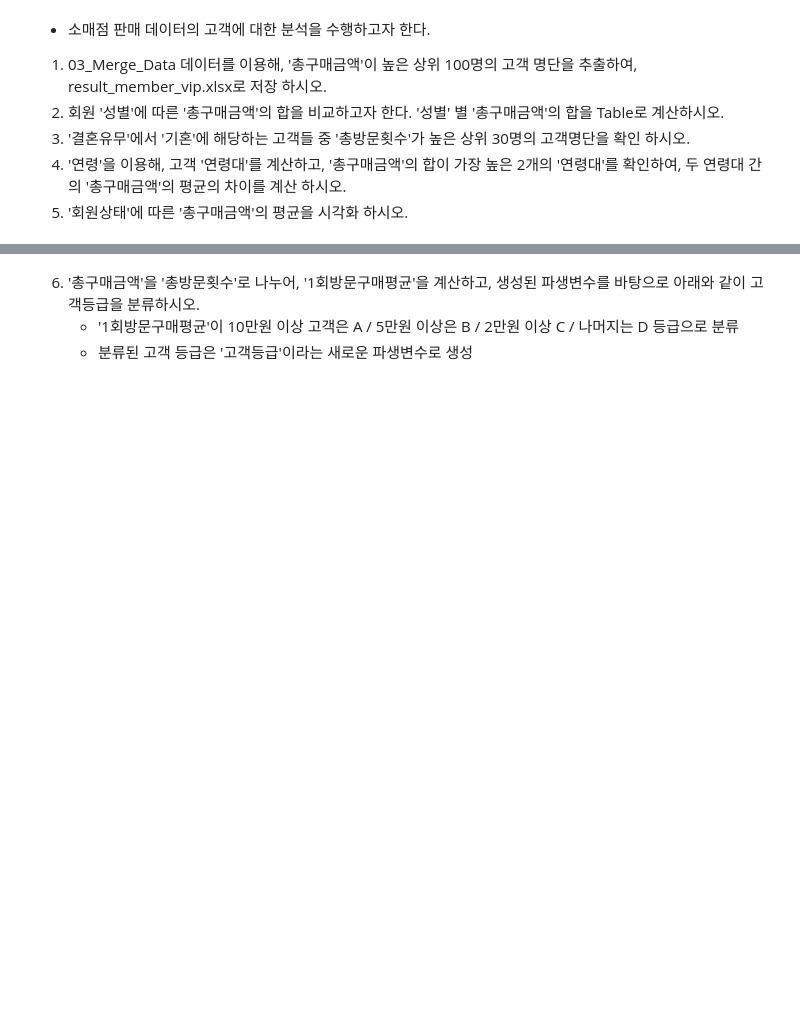
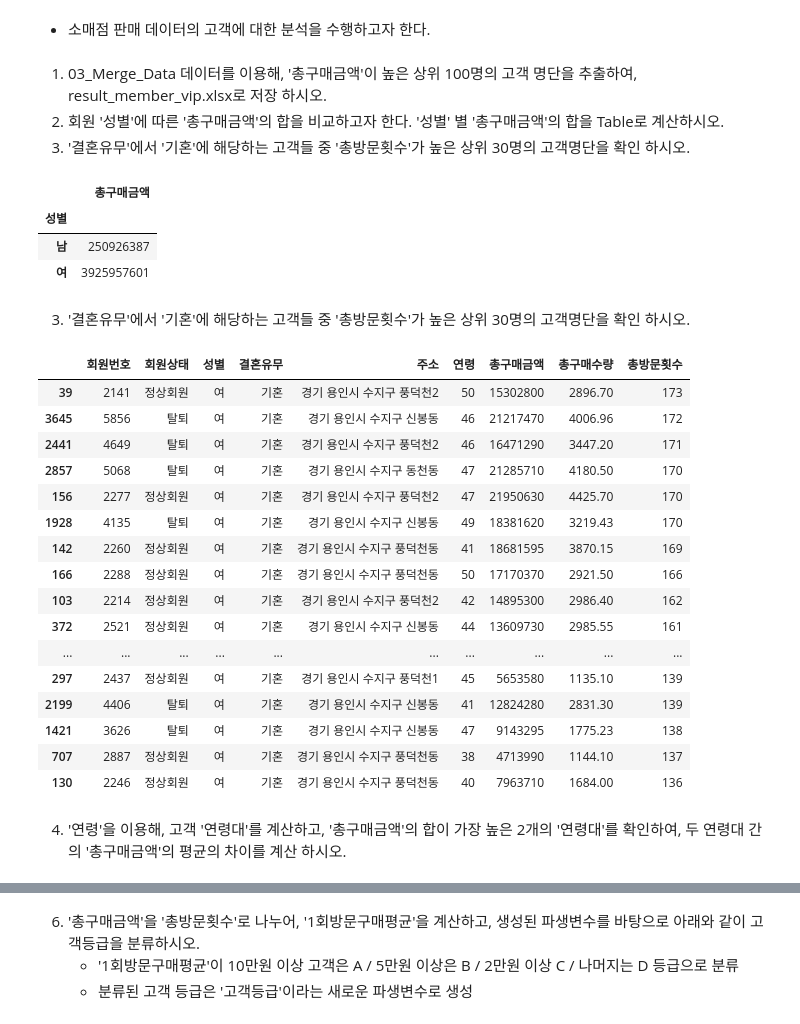
Before and after one commit to Raneeeeee/pandas, a Jupyter notebook: day02.ipynb, the cells around one changed output, grey strips where cells are left out. Drawn from its saved outputs; the diff is of its cells as text; code cells hidden in the pictures; blank space fills up the shorter version.

```diff
--- a/day02.ipynb
+++ b/day02.ipynb
@@ -1,10 +1,5 @@
-# %% [markdown]
-- 소매점 판매 데이터의 고객에 대한 분석을 수행하고자 한다.
-1. 03_Merge_Data 데이터를 이용해, '총구매금액'이 높은 상위 100명의 고객 명단을 추출하여, result_member_vip.xlsx로 저장 하시오.
-2. 회원 '성별'에 따른 '총구매금액'의 합을 비교하고자 한다. '성별' 별 '총구매금액'의 합을 Table로 계산하시오.
-3. '결혼유무'에서 '기혼'에 해당하는 고객들 중 '총방문횟수'가 높은 상위 30명의 고객명단을 확인 하시오.
-4. '연령'을 이용해, 고객 '연령대'를 계산하고, '총구매금액'의 합이 가장 높은 2개의 '연령대'를 확인하여, 두 연령대 간의 '총구매금액'의 평균의 차이를 계산 하시오.
-5. '회원상태'에 따른 '총구매금액'의 평균을 시각화 하시오.
+# %% [markdown]
+- 소매점 판매 데이터의 고객에 대한 분석을 수행하고자 한다.
 # %%
 import pandas as pd
 import plotly.express as px
@@ -10,0 +8,37 @@ import plotly.express as px
+# %% [markdown]
+1. 03_Merge_Data 데이터를 이용해, '총구매금액'이 높은 상위 100명의 고객 명단을 추출하여, result_member_vip.xlsx로 저장 하시오.
+2. 회원 '성별'에 따른 '총구매금액'의 합을 비교하고자 한다. '성별' 별 '총구매금액'의 합을 Table로 계산하시오.
+3. '결혼유무'에서 '기혼'에 해당하는 고객들 중 '총방문횟수'가 높은 상위 30명의 고객명단을 확인 하시오.
+# %%
+df1.sort_values(by='총구매금액',ascending=False).head(100).to_excel("result_member_vip.xlsx")
+df1.pivot_table(index="성별",values='총구매금액',aggfunc='sum')
+# %% [output]
+|  | 총구매금액 |
+| 성별 |  |
+| 남 | 250926387 |
+| 여 | 3925957601 |
+# %% [markdown]
+3. '결혼유무'에서 '기혼'에 해당하는 고객들 중 '총방문횟수'가 높은 상위 30명의 고객명단을 확인 하시오.
+# %%
+cond1 = (df1['결혼유무'] == '기혼')
+df1.loc[cond1].sort_values(by='총방문횟수', ascending=False).head(30)
+# %% [output]
+|  | 회원번호 | 회원상태 | 성별 | 결혼유무 | 주소 | 연령 | 총구매금액 | 총구매수량 | 총방문횟수 |
+| 39 | 2141 | 정상회원 | 여 | 기혼 | 경기 용인시 수지구 풍덕천2 | 50 | 15302800 | 2896.70 | 173 |
+| 3645 | 5856 | 탈퇴 | 여 | 기혼 | 경기 용인시 수지구 신봉동 | 46 | 21217470 | 4006.96 | 172 |
+| 2441 | 4649 | 탈퇴 | 여 | 기혼 | 경기 용인시 수지구 풍덕천2 | 46 | 16471290 | 3447.20 | 171 |
+| 2857 | 5068 | 탈퇴 | 여 | 기혼 | 경기 용인시 수지구 동천동 | 47 | 21285710 | 4180.50 | 170 |
+| 156 | 2277 | 정상회원 | 여 | 기혼 | 경기 용인시 수지구 풍덕천2 | 47 | 21950630 | 4425.70 | 170 |
+| 1928 | 4135 | 탈퇴 | 여 | 기혼 | 경기 용인시 수지구 신봉동 | 49 | 18381620 | 3219.43 | 170 |
+| 142 | 2260 | 정상회원 | 여 | 기혼 | 경기 용인시 수지구 풍덕천동 | 41 | 18681595 | 3870.15 | 169 |
+| 166 | 2288 | 정상회원 | 여 | 기혼 | 경기 용인시 수지구 풍덕천동 | 50 | 17170370 | 2921.50 | 166 |
+| 103 | 2214 | 정상회원 | 여 | 기혼 | 경기 용인시 수지구 풍덕천2 | 42 | 14895300 | 2986.40 | 162 |
+| 372 | 2521 | 정상회원 | 여 | 기혼 | 경기 용인시 수지구 신봉동 | 44 | 13609730 | 2985.55 | 161 |
+| ... | ... | ... | ... | ... | ... | ... | ... | ... | ... |
+| 297 | 2437 | 정상회원 | 여 | 기혼 | 경기 용인시 수지구 풍덕천1 | 45 | 5653580 | 1135.10 | 139 |
+| 2199 | 4406 | 탈퇴 | 여 | 기혼 | 경기 용인시 수지구 신봉동 | 41 | 12824280 | 2831.30 | 139 |
+| 1421 | 3626 | 탈퇴 | 여 | 기혼 | 경기 용인시 수지구 신봉동 | 47 | 9143295 | 1775.23 | 138 |
+| 707 | 2887 | 정상회원 | 여 | 기혼 | 경기 용인시 수지구 풍덕천동 | 38 | 4713990 | 1144.10 | 137 |
+| 130 | 2246 | 정상회원 | 여 | 기혼 | 경기 용인시 수지구 풍덕천동 | 40 | 7963710 | 1684.00 | 136 |
+# %% [markdown]
+4. '연령'을 이용해, 고객 '연령대'를 계산하고, '총구매금액'의 합이 가장 높은 2개의 '연령대'를 확인하여, 두 연령대 간의 '총구매금액'의 평균의 차이를 계산 하시오.
```
Also changed, not shown: parts of 6 cells of this notebook, 3 other files.
